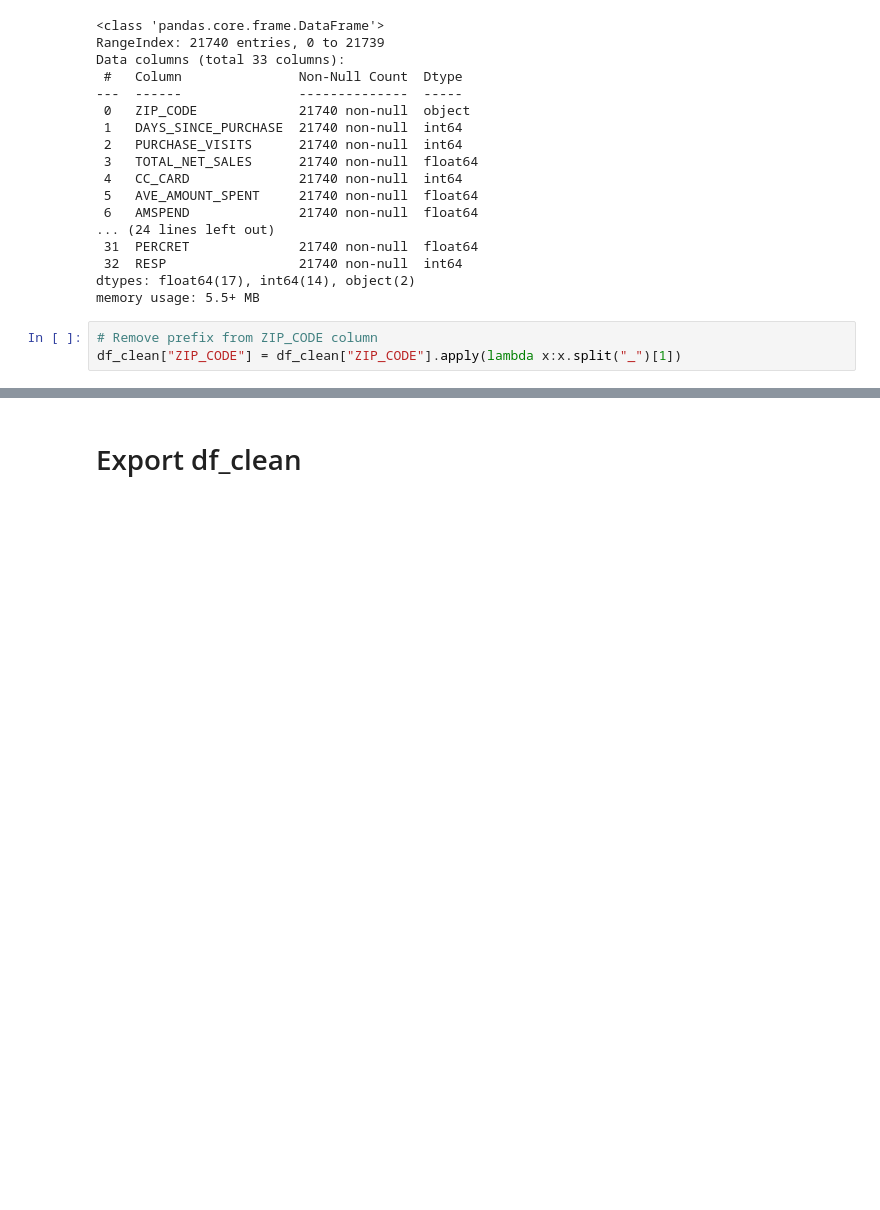
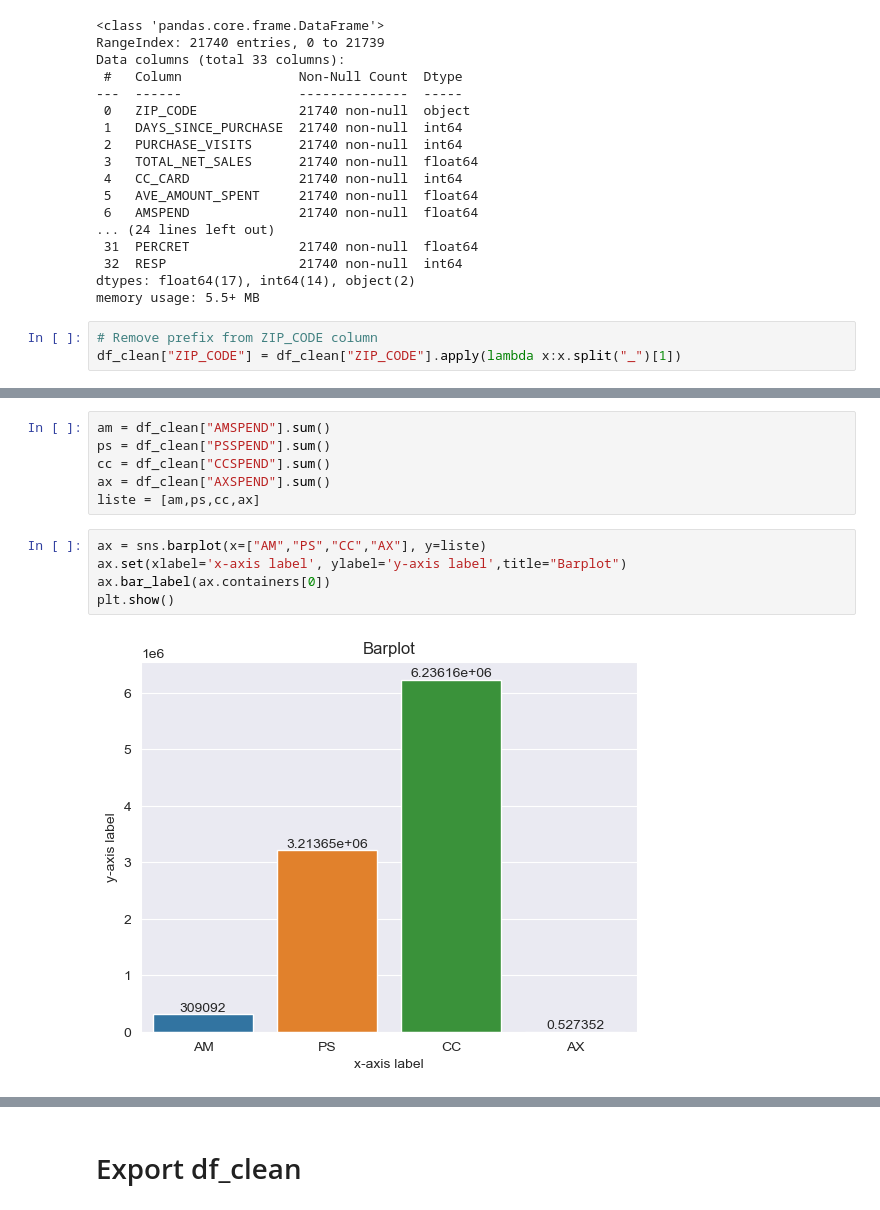
Before and after one commit to Konsti-Boegel/anwendungsfelderBusinessAnalytics, a Jupyter notebook: data_cleaning_and_eda.ipynb, the cells around one changed output, grey strips where cells are left out. Cells and saved outputs as stored; diff of their text form; blank space fills up the shorter version.

```diff
--- a/data_cleaning_and_eda.ipynb
+++ b/data_cleaning_and_eda.ipynb
@@ -112,0 +151,13 @@ df_clean["ZIP_CODE"] = df_clean["ZIP_CODE"].apply(lambda x:x.split("_")[1])
+# %%
+am = df_clean["AMSPEND"].sum()
+ps = df_clean["PSSPEND"].sum()
+cc = df_clean["CCSPEND"].sum()
+ax = df_clean["AXSPEND"].sum()
+liste = [am,ps,cc,ax]
+# %%
+ax = sns.barplot(x=["AM","PS","CC","AX"], y=liste)
+ax.set(xlabel='x-axis label', ylabel='y-axis label',title="Barplot")
+ax.bar_label(ax.containers[0])
+plt.show()
+# %% [output]
+[figure, added]
```
Also changed, not shown: parts of 21 cells of this notebook, 4 other files.
